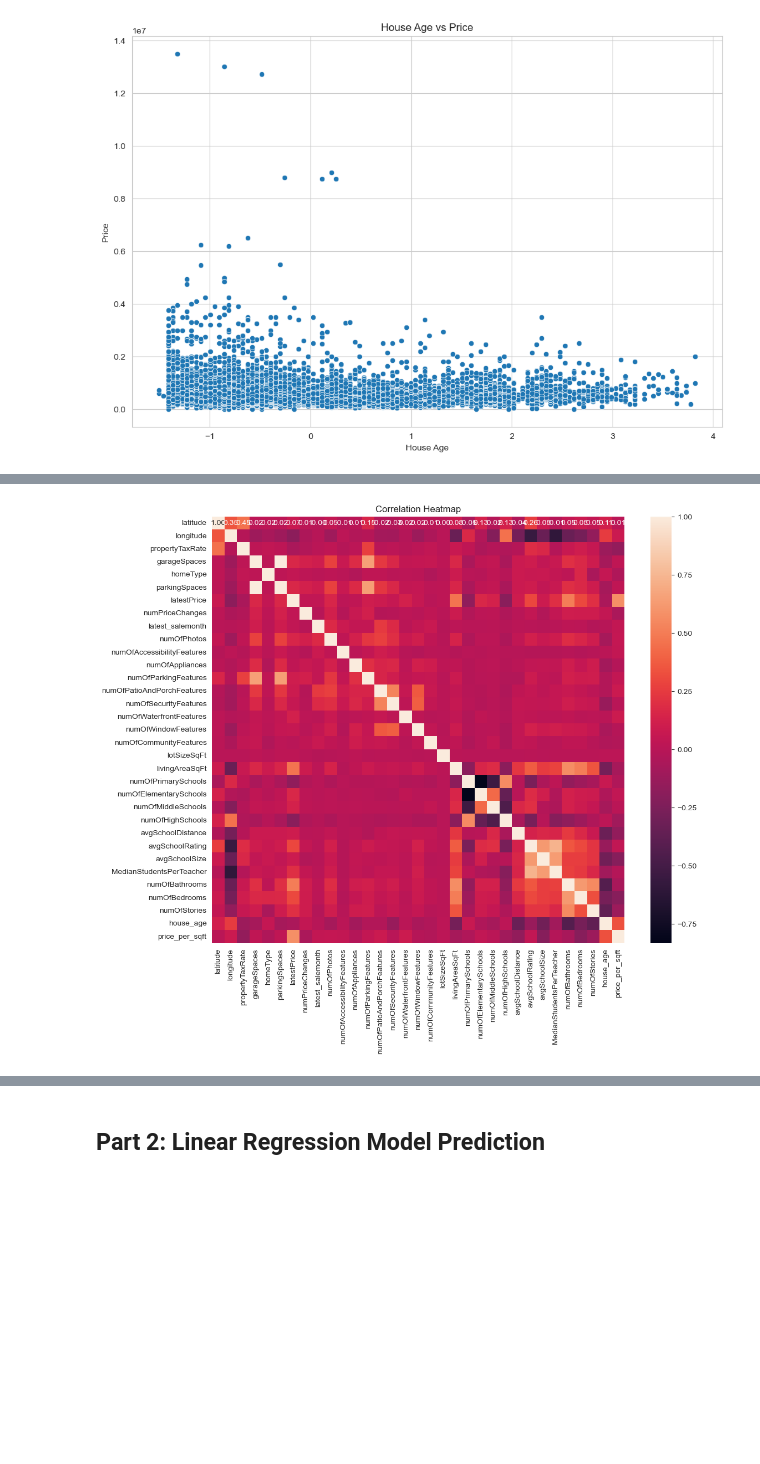
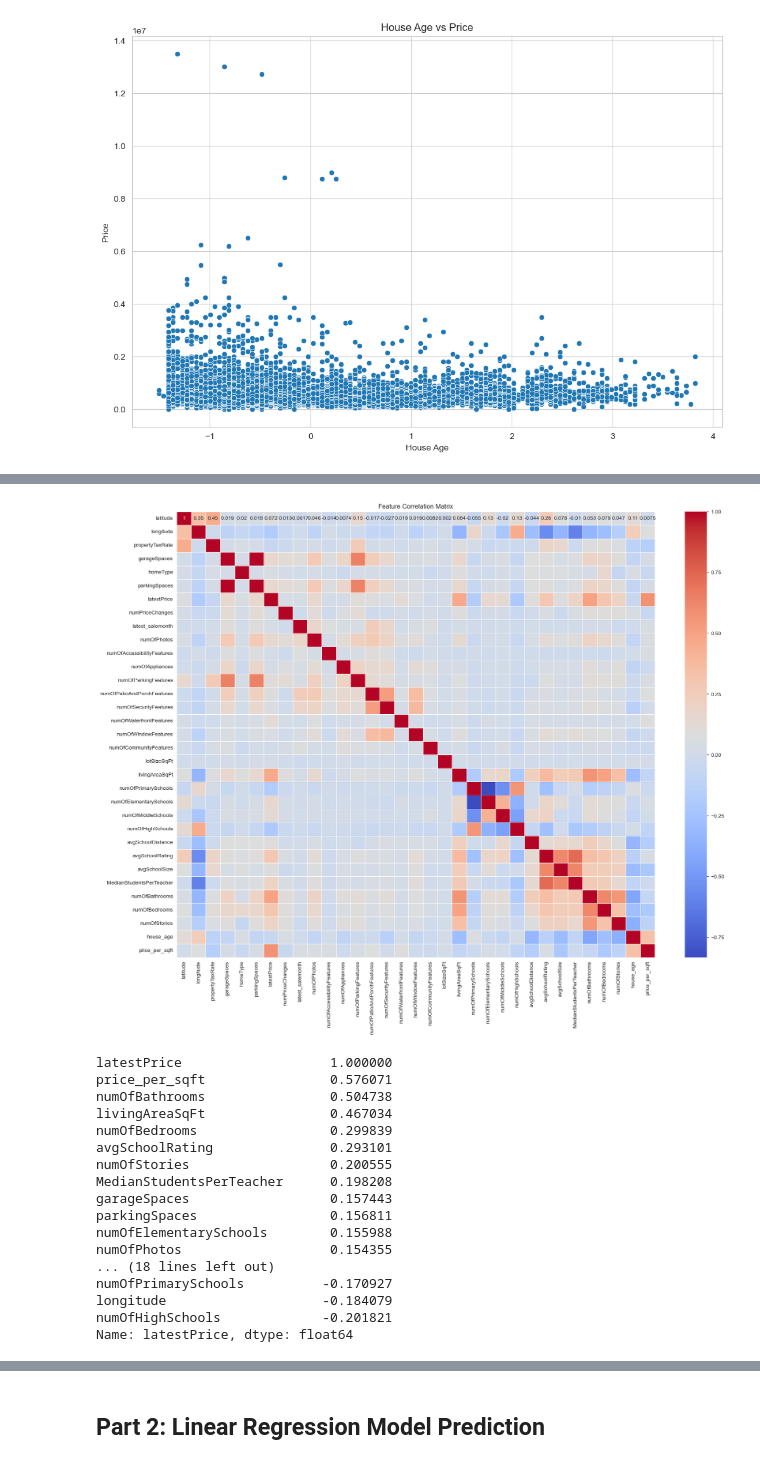
Before and after one commit to steve-yuan-8276/machine_learning, a Jupyter notebook: Austin _housing_Price/feather_engineering_prediction.ipynb, the cells around one changed output, grey strips where cells are left out. Drawn from its saved outputs; the diff is of its cells as text; code cells hidden in the pictures; blank space fills up the shorter version.

```diff
--- a/Austin _housing_Price/feather_engineering_prediction.ipynb
+++ b/Austin _housing_Price/feather_engineering_prediction.ipynb
@@ -208,11 +220,37 @@ plt.show()
 # %%
+# Feature Correlation Analysis
+
 # Select numeric columns
 numeric_data = feather_data.select_dtypes(include=[np.number])
 
-# Correlation heatmap
-plt.figure(figsize=(12, 10))
-sns.heatmap(numeric_data.corr(), annot=True, fmt='.2f')
-plt.title('Correlation Heatmap')
+# Build corr_matrix
+corr_matrix = numeric_data.corr()
+
+# build heat map
+plt.figure(figsize=(20, 15))
+sns.heatmap(corr_matrix, annot=True, cmap='coolwarm', linewidths=0.5)
+plt.title('Feature Correlation Matrix')
+plt.savefig('./outputs/corr_matrix.png')
 plt.show()
+
+# Print the features most correlated with the target variable (house prices)
+print(corr_matrix['latestPrice'].sort_values(ascending=False))
 # %% [output]
-[figure, old version]
+[figure, new version]
+latestPrice                   1.000000
+price_per_sqft                0.576071
+numOfBathrooms                0.504738
+livingAreaSqFt                0.467034
+numOfBedrooms                 0.299839
+avgSchoolRating               0.293101
+numOfStories                  0.200555
+MedianStudentsPerTeacher      0.198208
+garageSpaces                  0.157443
+parkingSpaces                 0.156811
+numOfElementarySchools        0.155988
+numOfPhotos                   0.154355
+... (18 lines left out)
+numOfPrimarySchools          -0.170927
+longitude                    -0.184079
+numOfHighSchools             -0.201821
+Name: latestPrice, dtype: float64
```
Also changed, not shown: parts of 14 cells of this notebook, 2 other files.
